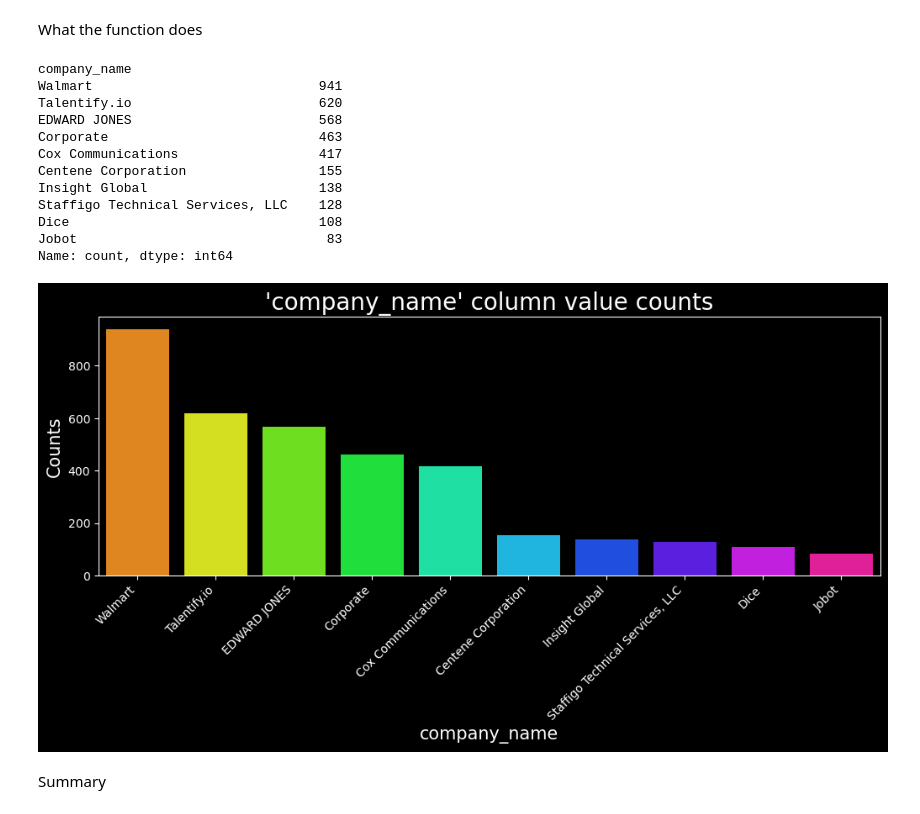
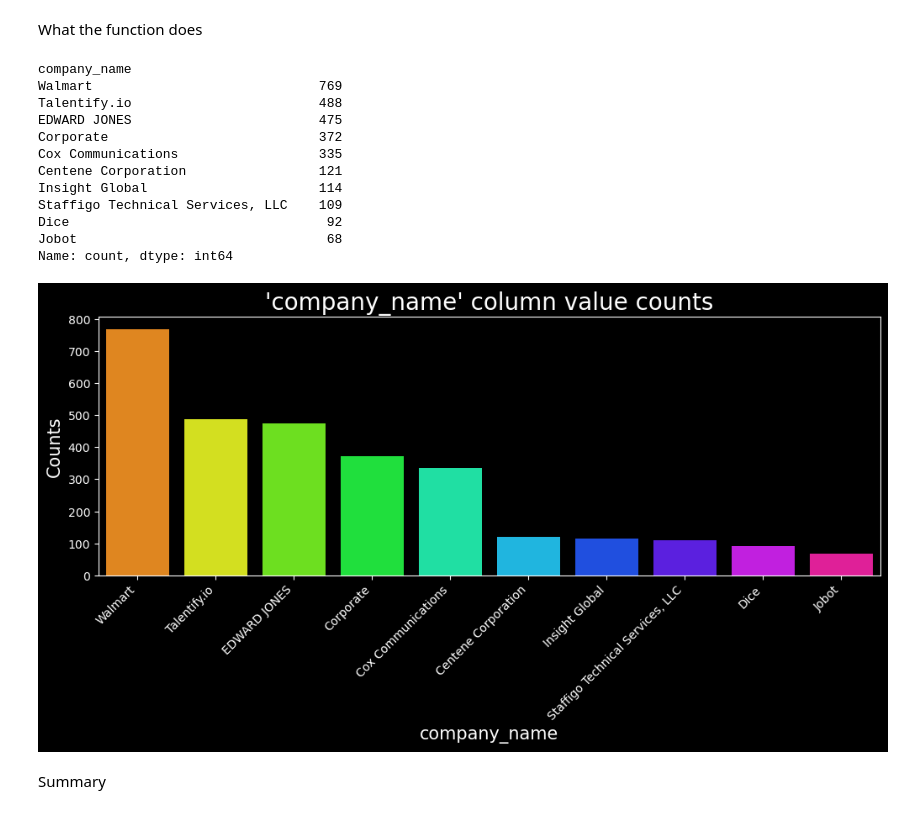
Before and after one commit to Decoding-Data-Jobs/data-jobs-project, a Jupyter notebook: mvp_deliverables/mvp_notebook.ipynb, the cells around one changed output. Saved outputs shown, nothing was run; the diff lists cells and outputs as text; code cells hidden in the pictures.

```diff
--- a/mvp_deliverables/mvp_notebook.ipynb
+++ b/mvp_deliverables/mvp_notebook.ipynb
@@ -999,7 +165,7 @@ The dataset had some columns that were engineered since the scraping. Due to us
 
 From the original dataset, we dropped:
 # %%
-jobs_df_cleaned = prepare_jobs(jobs_df)
+jobs_df_cleaned = w.prepare_jobs(jobs_df, cache=False, read_csv=True)
 # %% [markdown]
 ### Drop Columns
 *Looking to reduce dimensionality of the dataset*
@@ -1361,21 +459,21 @@ def eda_plot(df, column, topn=20):
 # %% [markdown]
 What the function does
 # %%
-eda_plot(jobs_df_cleaned, "company_name", topn=10)
+w.eda_plot(jobs_df_cleaned, "company_name", topn=10)
 # %% [output]
 company_name
-Walmart                             941
-Talentify.io                        620
-EDWARD JONES                        568
-Corporate                           463
-Cox Communications                  417
-Centene Corporation                 155
-Insight Global                      138
-Staffigo Technical Services, LLC    128
-Dice                                108
-Jobot                                83
+Walmart                             769
+Talentify.io                        488
+EDWARD JONES                        475
+Corporate                           372
+Cox Communications                  335
+Centene Corporation                 121
+Insight Global                      114
+Staffigo Technical Services, LLC    109
+Dice                                 92
+Jobot                                68
 Name: count, dtype: int64
-[figure, old version]
+[figure, new version]
 # %% [markdown]
 Summary
 # %% [markdown]
```
Also changed, not shown: parts of 46 cells of this notebook.
